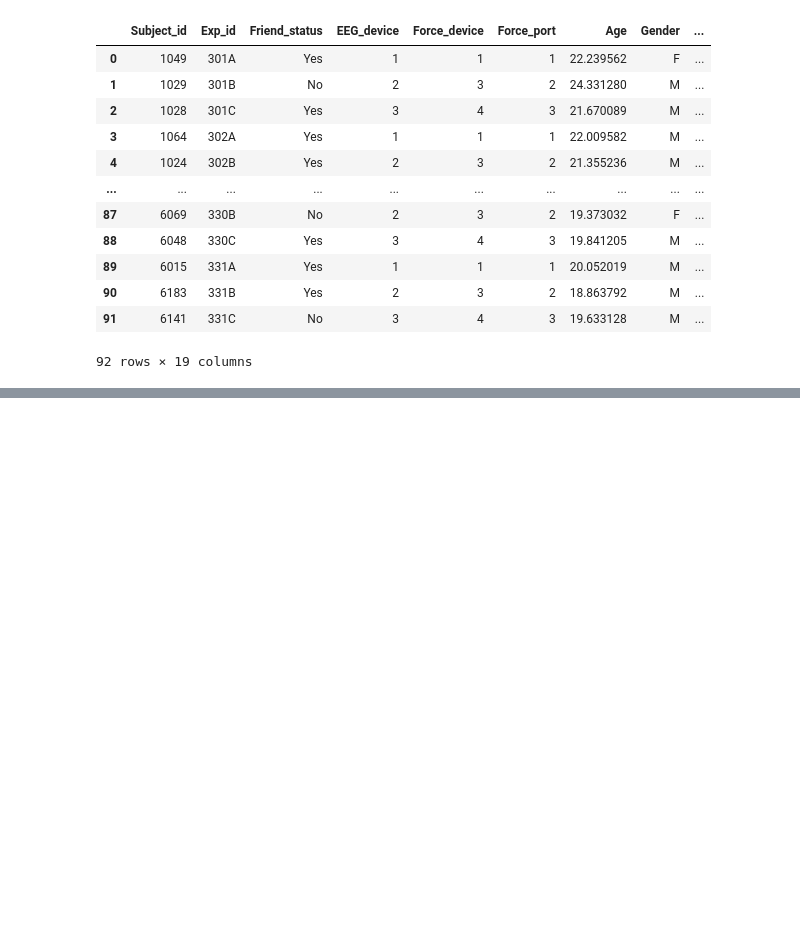
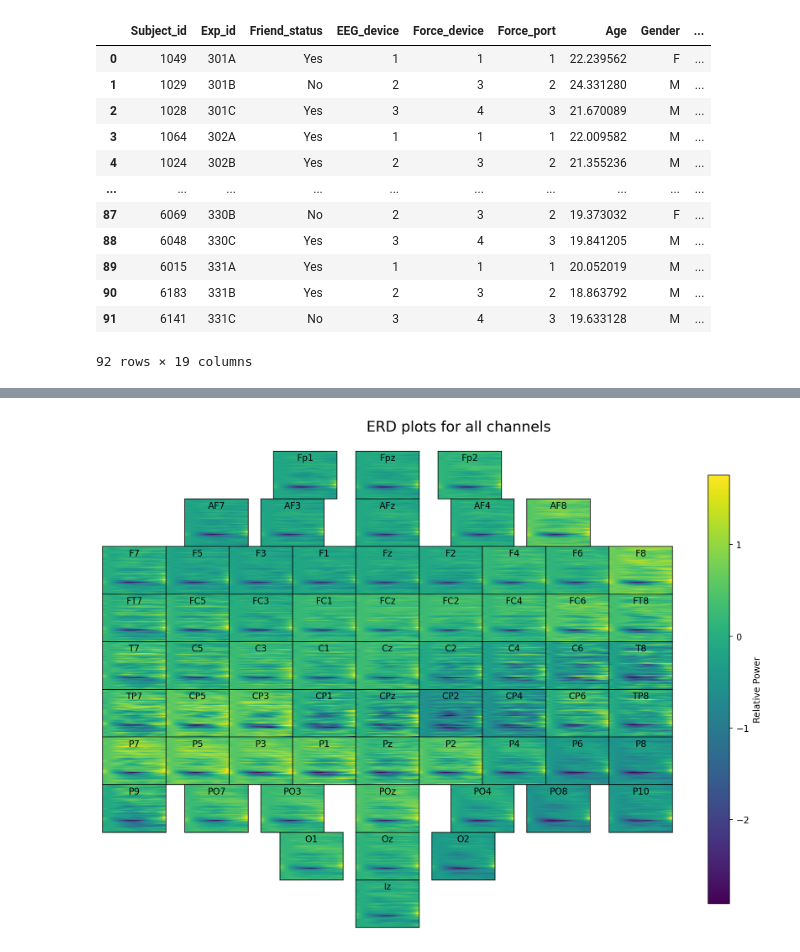
Before and after one commit to Malteflau/LaBraM-MMDTU, a Jupyter notebook: Spectrogram and erd grid plot.ipynb, the cells around one changed output, grey strips where cells are left out. Cells and saved outputs as stored; diff of their text form; code cells hidden in the pictures; blank space fills up the shorter version.

```diff
--- a/Spectrogram and erd grid plot.ipynb
+++ b/Spectrogram and erd grid plot.ipynb
@@ -278,0 +290,41 @@ plt.show()
+# %%
+window = 1
+settings = ['T1P', 'T1Pn']
+overlap = 0.9
+epochs = epochs_df['Epochs'][:5]
+band = [1,40]
+mne.set_log_level('WARNING')
+
+# Define grid size based on ch_grid_dict
+n_cols = max(pos[0] for pos in ch_grid_dict.values()) + 1
+n_rows = max(pos[1] for pos in ch_grid_dict.values()) + 1
+
+fig = plt.figure(figsize=(11, 8))
+axes = []
+
+# Create grid of heatmaps
+for ch, (x, y) in tqdm(ch_grid_dict.items(), desc=f'with frequency band: {band}, and settings: {settings}'):
+
+    psds = get_psds_for_channel(participants_data=epochs, overlap=overlap, channel=ch, band=band, window=window, settings=settings, ERD=False);
+    # Normalize positions to [0, 1] figure coordinates
+    top_margin = 0.08
+    ax_width = 1 / n_cols
+    ax_height = (1 - top_margin) / n_rows
+
+    left = x * ax_width
+    bottom = 1 - top_margin - (y + 1) * ax_height
+
+    ax = fig.add_axes([left, bottom, ax_width, ax_height])
+    im = plot_diff_Spectrogram(psds, ax)
+    ax.text(0.5, 0.95, ch, ha='center', va='top', transform=ax.transAxes, fontsize=10)
+    ax.set_xticks([])
+    ax.set_yticks([])
+    axes.append(ax)
+
+# Add shared colorbar
+cbar = fig.colorbar(im, ax=axes, location='right', shrink=0.9)
+cbar.set_label('Relative Power')
+plt.suptitle("ERD plots for all channels", fontsize=16)
+plt.show()
+# %% [output]
+[figure, added]
```
Also changed, not shown: parts of 15 cells of this notebook.
